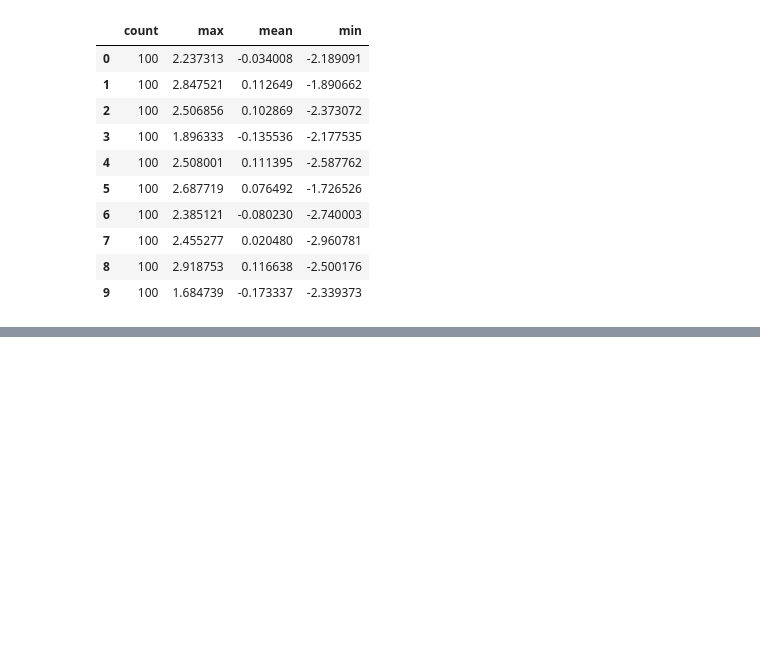
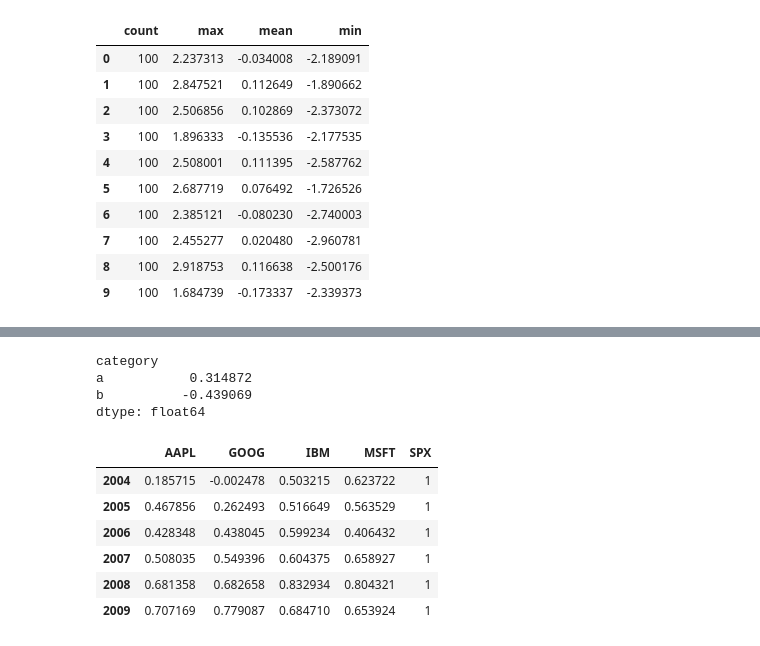
Before and after one commit to maciejATcosphere/paper-mind, a Jupyter notebook: paper_mind/courses/pandas/aggregation-01.ipynb, the cells around one changed output, grey strips where cells are left out. Drawn from its saved outputs; the diff is of its cells as text; code cells hidden in the pictures; blank space fills up the shorter version.

```diff
--- a/paper_mind/courses/pandas/aggregation-01.ipynb
+++ b/paper_mind/courses/pandas/aggregation-01.ipynb
@@ -298,3 +298,26 @@ grouped.apply(get_stats).unstack()
 | 7 | 100 | 2.455277 | 0.020480 | -2.960781 |
 | 8 | 100 | 2.918753 | 0.116638 | -2.500176 |
 | 9 | 100 | 1.684739 | -0.173337 | -2.339373 |
+# %%
+# Example: Filling missing Values with Group-specific Values
+s = Series(np.random.randn(6))
+s[::2] = np.nan
+s.fillna(s.mean())
+
+# ---
+states = ['Ohio', 'New York', 'Vermont', 'Florida',
+          'Oregon', 'Nevada', 'California', 'Idaho']
+group_key = ['East'] * 4 + ['West'] * 4
+data = Series(np.random.randn(8), index=states)
+data[['Vermont', 'Nevada', 'Idaho']] = np.nan
+data.groupby(group_key).mean()
+
+# filling nan's
+fill_mean = lambda g: g.fillna(g.mean())
+data.groupby(group_key).apply(fill_mean)
+
+# in another case you might have pre-defined fill values
+# in your code that vary by group:
+fill_values = {'East': 0.5, 'West': -1}
+fill_func = lambda g: g.fillna(fill_values[g.name])
+data.groupby(group_key).apply(fill_func)
@@ -300,0 +378,35 @@ grouped.apply(get_stats).unstack()
+# %%
+# Example: Group Weighted Average and Correlation
+df = DataFrame({'category': ['a', 'a', 'a', 'a', 'b', 'b', 'b', 'b'],
+                'data': np.random.randn(8),
+                'weights': np.random.rand(8)})
+grouped = df.groupby('category')
+get_wavg = lambda g: np.average(g.data, weights=g.weights)
+grouped.apply(get_wavg)
+# %% [output]
+category
+a           0.314872
+b          -0.439069
+dtype: float64
+# %%
+# Example: computing yearly correlations
+import pandas.io.data as web
+
+all_data = {}
+for ticker in ['AAPL', 'IBM', 'MSFT', 'GOOG', 'SPX']:
+    all_data[ticker] = web.get_data_yahoo(ticker, '1/1/2000', '1/1/2010')
+
+price = DataFrame({tic: data['Adj Close'] for tic, data in all_data.iteritems()})
+returns = price.pct_change().dropna()
+# %%
+spx_corr = lambda g: g.corrwith(g.SPX)
+by_year = returns.groupby(lambda x: x.year)
+by_year.apply(spx_corr)
+# %% [output]
+|  | AAPL | GOOG | IBM | MSFT | SPX |
+| 2004 | 0.185715 | -0.002478 | 0.503215 | 0.623722 | 1 |
+| 2005 | 0.467856 | 0.262493 | 0.516649 | 0.563529 | 1 |
+| 2006 | 0.428348 | 0.438045 | 0.599234 | 0.406432 | 1 |
+| 2007 | 0.508035 | 0.549396 | 0.604375 | 0.658927 | 1 |
+| 2008 | 0.681358 | 0.682658 | 0.832934 | 0.804321 | 1 |
+| 2009 | 0.707169 | 0.779087 | 0.684710 | 0.653924 | 1 |
```
Also changed, not shown: parts of 4 cells of this notebook, 2 other files.
